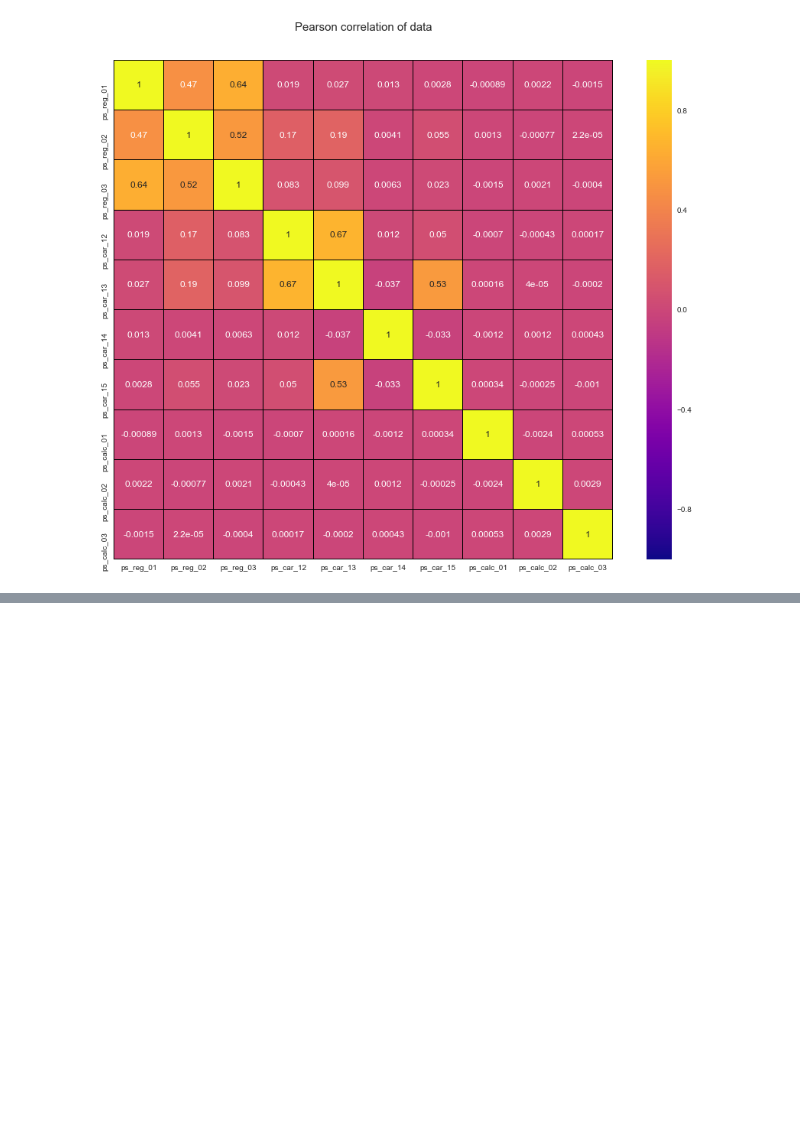
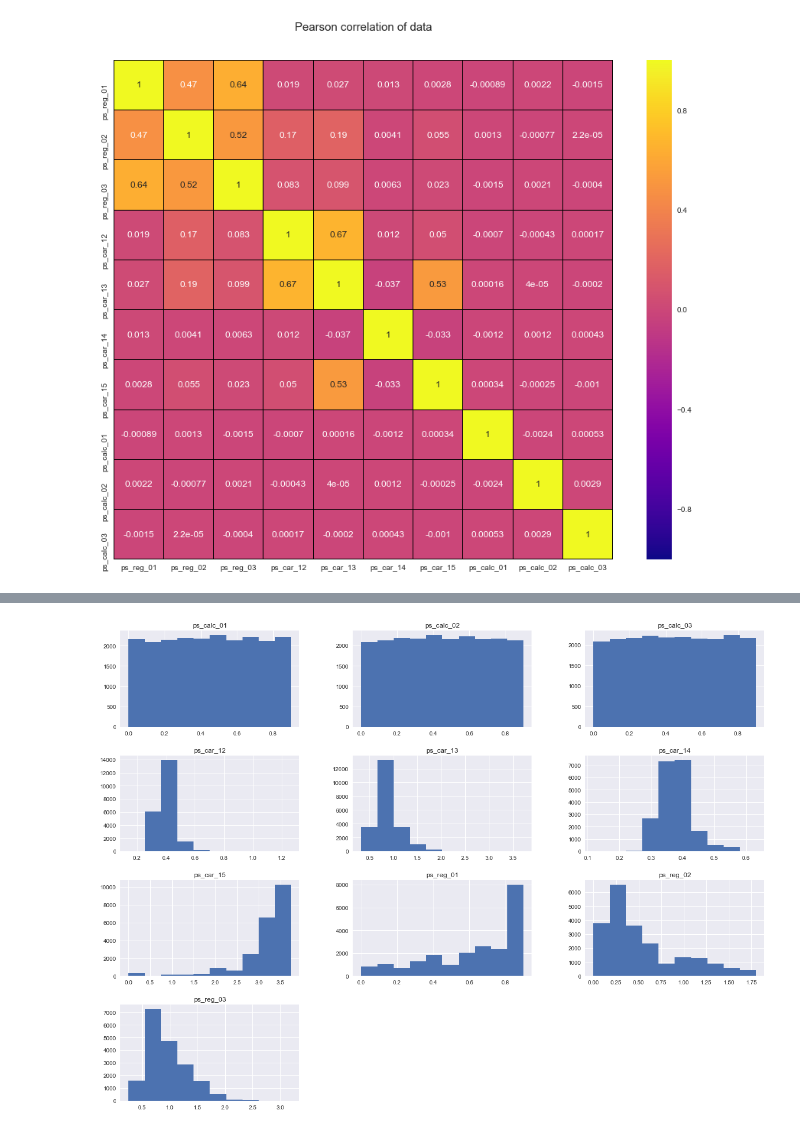
Before and after one commit to justinminsk/Porto_Seguro-s_Safe_Driver_Prediction, a Jupyter notebook: Porto.ipynb, the cells around one changed output, grey strips where cells are left out. Saved outputs shown, nothing was run; the diff lists cells and outputs as text; code cells hidden in the pictures; blank space fills up the shorter version.

```diff
--- a/Porto.ipynb
+++ b/Porto.ipynb
@@ -129,0 +170,8 @@ data_float.describe()
+# %%
+df = data_float.replace(-1, np.NaN)
+df[claim].hist()
+fig=plt.gcf()
+fig.set_size_inches(20,15)
+plt.show()
+# %% [output]
+[figure, added]
```
Also changed, not shown: parts of 12 cells of this notebook.
